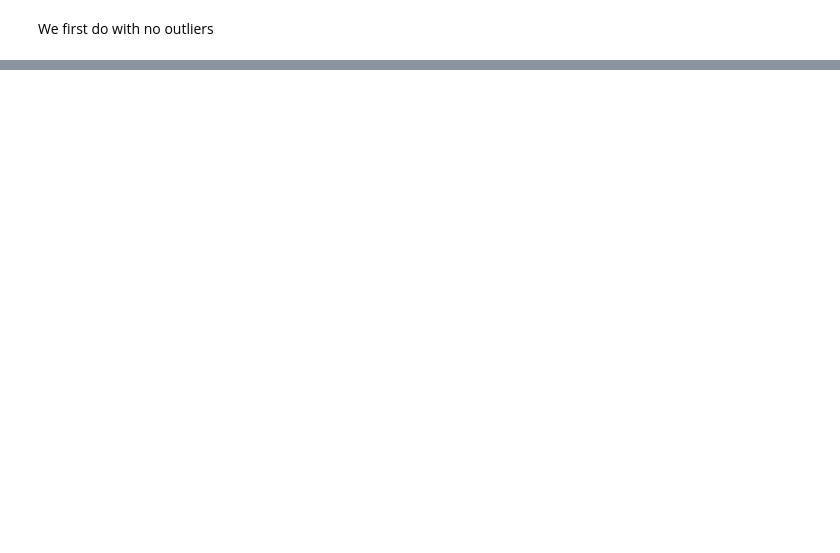
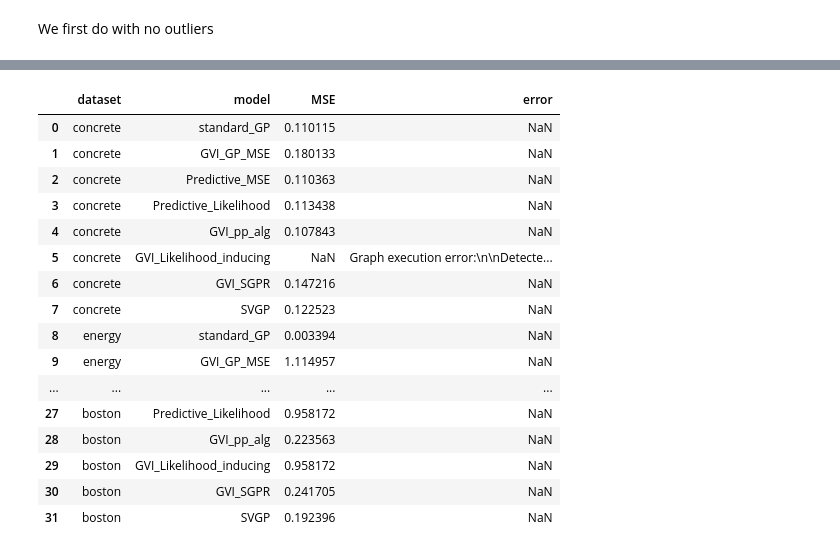
Before and after one commit to PGAcarlesi/LOSS_OPT, a Jupyter notebook: notebooks/simulations.ipynb, the cells around one changed output, grey strips where cells are left out. Saved outputs shown, nothing was run; the diff lists cells and outputs as text; code cells hidden in the pictures; blank space fills up the shorter version.

```diff
--- a/notebooks/simulations.ipynb
+++ b/notebooks/simulations.ipynb
@@ -154,0 +1017,20 @@ for perc,input_o in cases:
+# %%
+df_results
+# %% [output]
+|  | dataset | model | MSE | error |
+| 0 | concrete | standard_GP | 0.110115 | NaN |
+| 1 | concrete | GVI_GP_MSE | 0.180133 | NaN |
+| 2 | concrete | Predictive_MSE | 0.110363 | NaN |
+| 3 | concrete | Predictive_Likelihood | 0.113438 | NaN |
+| 4 | concrete | GVI_pp_alg | 0.107843 | NaN |
+| 5 | concrete | GVI_Likelihood_inducing | NaN | Graph execution error:\n\nDetecte... |
+| 6 | concrete | GVI_SGPR | 0.147216 | NaN |
+| 7 | concrete | SVGP | 0.122523 | NaN |
+| 8 | energy | standard_GP | 0.003394 | NaN |
+| 9 | energy | GVI_GP_MSE | 1.114957 | NaN |
+| ... | ... | ... | ... | ... |
+| 27 | boston | Predictive_Likelihood | 0.958172 | NaN |
+| 28 | boston | GVI_pp_alg | 0.223563 | NaN |
+| 29 | boston | GVI_Likelihood_inducing | 0.958172 | NaN |
+| 30 | boston | GVI_SGPR | 0.241705 | NaN |
+| 31 | boston | SVGP | 0.192396 | NaN |
```
Also changed, not shown: parts of 23 cells of this notebook, 13 other files.
